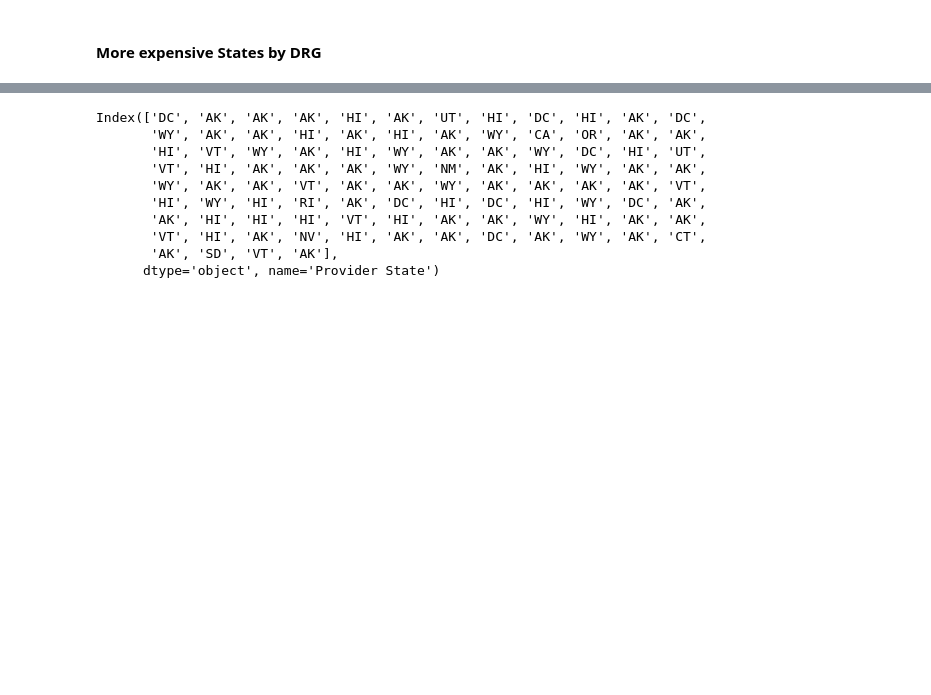
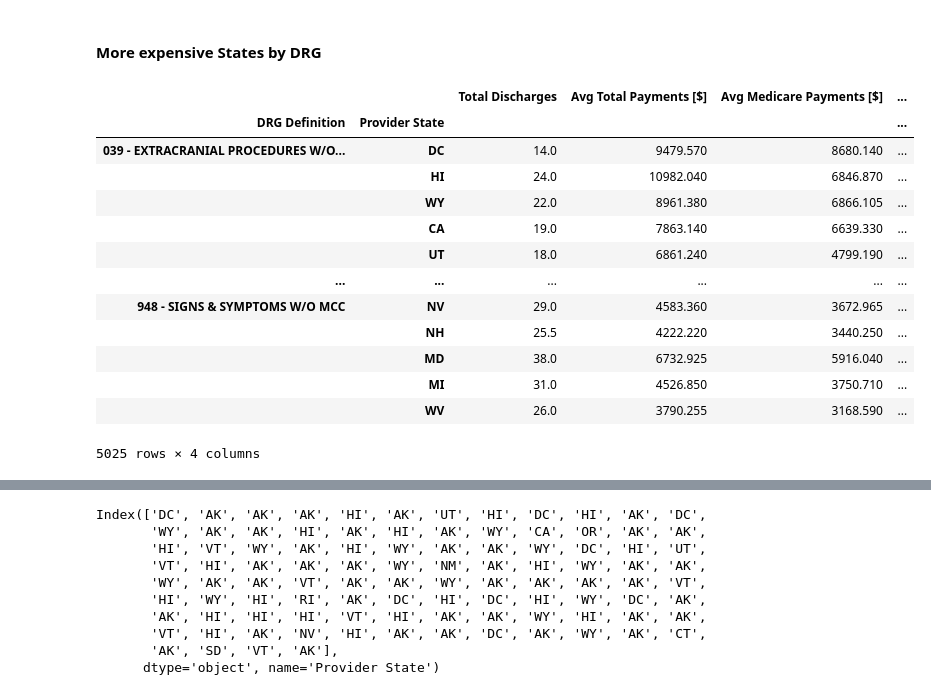
Before and after one commit to isabelyb/hospital_charges_USA, a Jupyter notebook: charges_hospital_USA.ipynb, the cells around one changed output, grey strips where cells are left out. Drawn from its saved outputs; the diff is of its cells as text; code cells hidden in the pictures; blank space fills up the shorter version.

```diff
--- a/charges_hospital_USA.ipynb
+++ b/charges_hospital_USA.ipynb
@@ -151,6 +151,22 @@ by_patient = sorted_df_by_patient.plot_bokeh.bar(figsize=(1200,400),
 # %%
 df_by_drg = df.groupby(['DRG Definition', 'Provider State']).median()
 df_by_drg = df_by_drg.sort_values(['DRG Definition','Avg. Cost/attended patient [$]'], ascending=[1,0])
+df_by_drg
+# %% [output]
+|  |  | Total Discharges | Avg Total Payments [$] | Avg Medicare Payments [$] | ... |
+| DRG Definition | Provider State |  |  |  | ... |
+| 039 - EXTRACRANIAL PROCEDURES W/O... | DC | 14.0 | 9479.570 | 8680.140 | ... |
+|  | HI | 24.0 | 10982.040 | 6846.870 | ... |
+|  | WY | 22.0 | 8961.380 | 6866.105 | ... |
+|  | CA | 19.0 | 7863.140 | 6639.330 | ... |
+|  | UT | 18.0 | 6861.240 | 4799.190 | ... |
+| ... | ... | ... | ... | ... | ... |
+| 948 - SIGNS & SYMPTOMS W/O MCC | NV | 29.0 | 4583.360 | 3672.965 | ... |
+|  | NH | 25.5 | 4222.220 | 3440.250 | ... |
+|  | MD | 38.0 | 6732.925 | 5916.040 | ... |
+|  | MI | 31.0 | 4526.850 | 3750.710 | ... |
+|  | WV | 26.0 | 3790.255 | 3168.590 | ... |
+5025 rows × 4 columns
 # %%
 sorted_df_by_drg = df_by_drg.groupby(level=0).head(1)
 sorted_df_by_drg.head(3)
```
Also changed, not shown: parts of 7 cells of this notebook, 4 other files.
